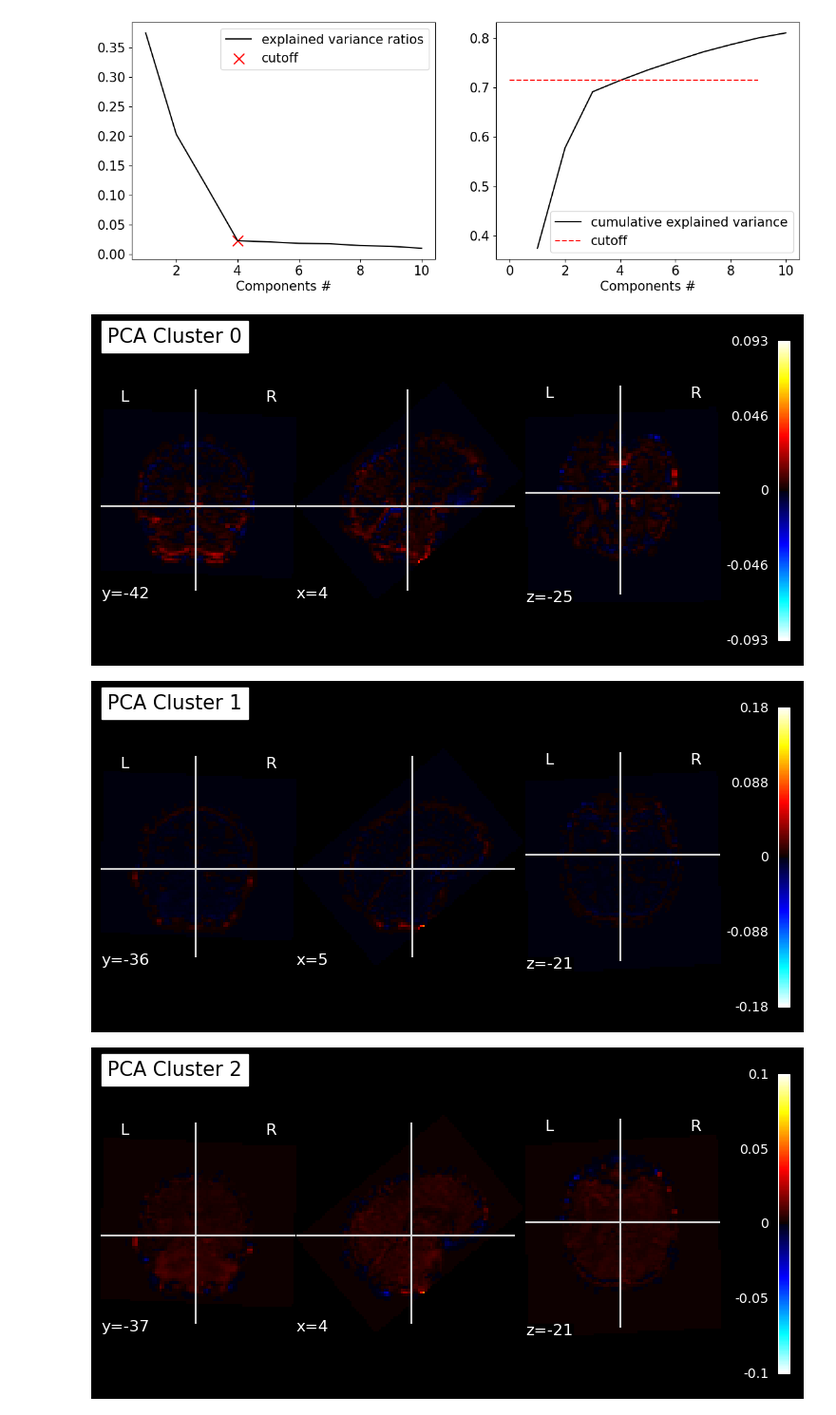
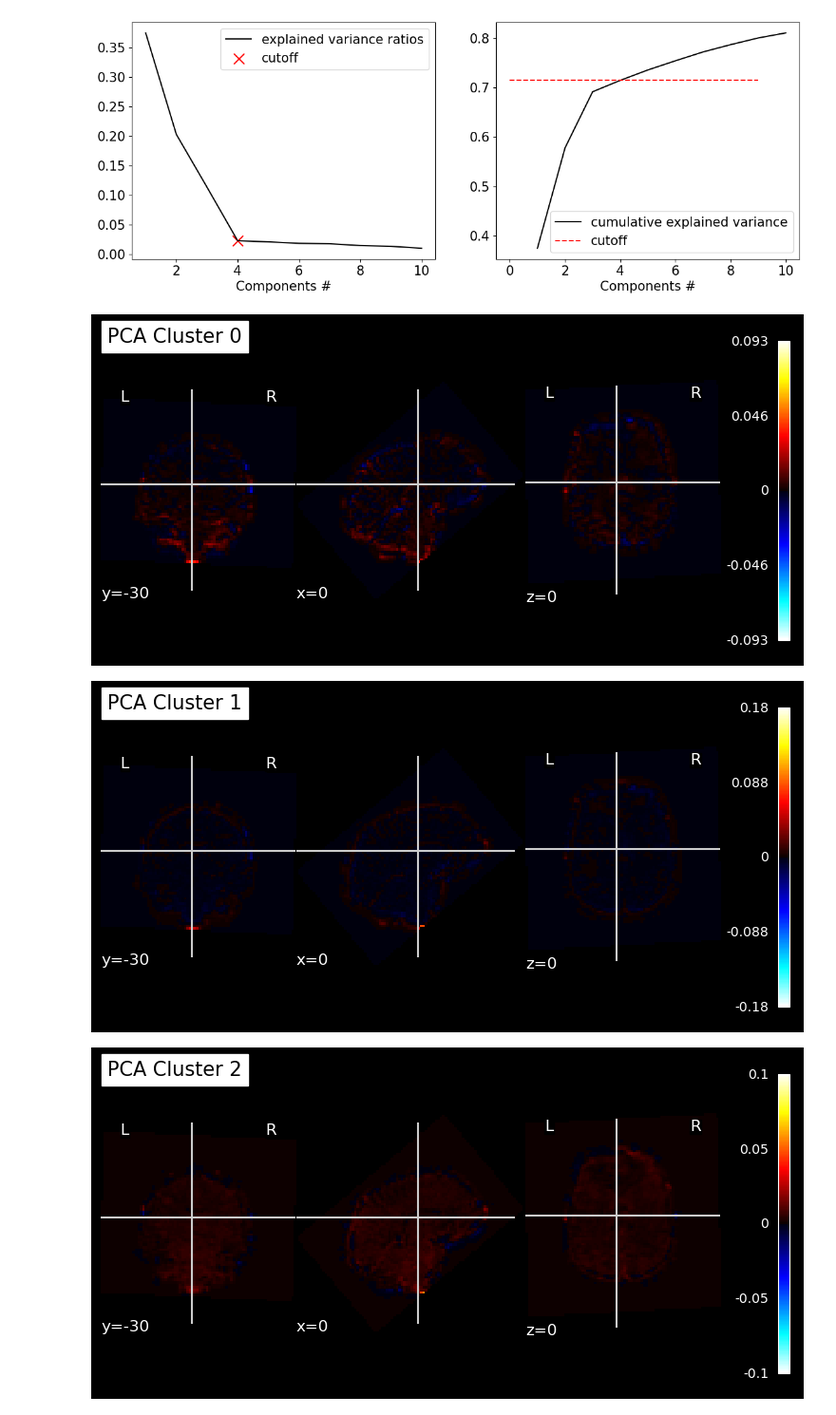
Before and after one commit to Ayphoss/NX-422, a Jupyter notebook: Miniproject-1.ipynb, the cells around one changed output. Shown at 95% size. Drawn from its saved outputs; the diff is of its cells as text; code cells hidden in the pictures.

Commit message:
added more images

```diff
--- a/Miniproject-1.ipynb
+++ b/Miniproject-1.ipynb
@@ -886,16 +807,22 @@ for cluster_idx in range(nb_clusters):
 # %%
 from nilearn.plotting import plot_stat_map
 from nilearn.image import mean_img
 mean_img_ = mean_img(img)
 visual_idx = [0,1,2,3]
+
+t1_img = nilearn.image.load_img(op.join(bids_root, 'sub-{}'.format(subject_id), 'anat', 'sub-{}_T1w.nii.gz'.format(subject_id)))  # Update this with your T1 file path
+
+coords=[0, -30, 0]
+
 for index in visual_idx :
-    plot_stat_map(nib.Nifti1Image(pca_clusters[index], affine), bg_img=mean_img_, threshold=0,
-                   cut_coords=None, black_bg=True,
+    pca_img = nib.Nifti1Image(pca_clusters[index], affine)
+    plot_stat_map(pca_img, bg_img=pca_img, threshold=0,
+                   cut_coords=coords, black_bg=True,
                   title=f'PCA Cluster {index}')
 
-    # plt.savefig("PCA" + str(index))
+    plt.savefig("PCA" + str(index) + str(coords))
 plt.show()
 # %% [output]
-[figure, old version]
+[figure, new version]
-[figure, old version]
+[figure, new version]
-[figure, old version]
+[figure, new version]
```
Also changed, not shown: parts of 9 cells of this notebook, 9 other files.
